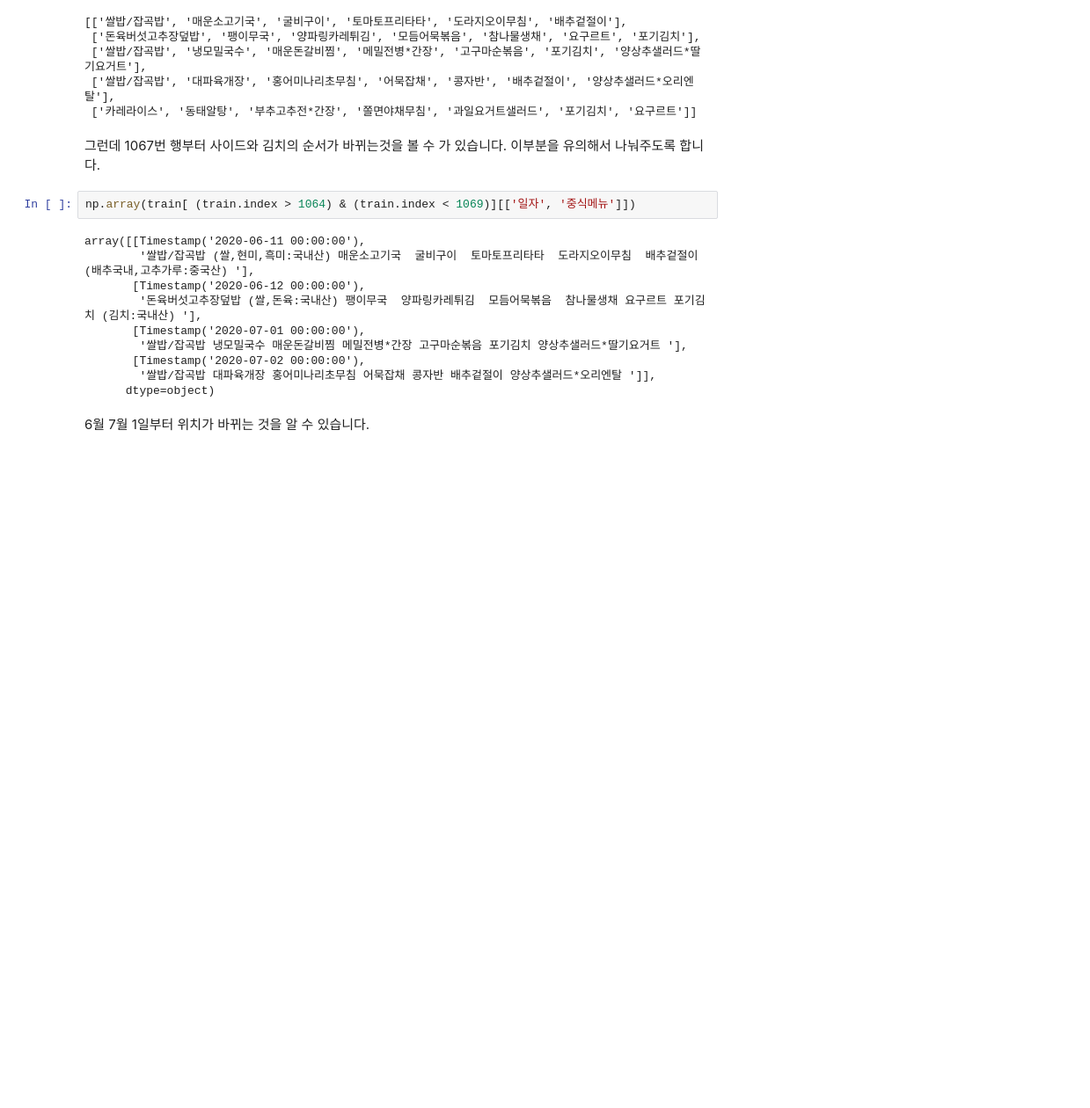
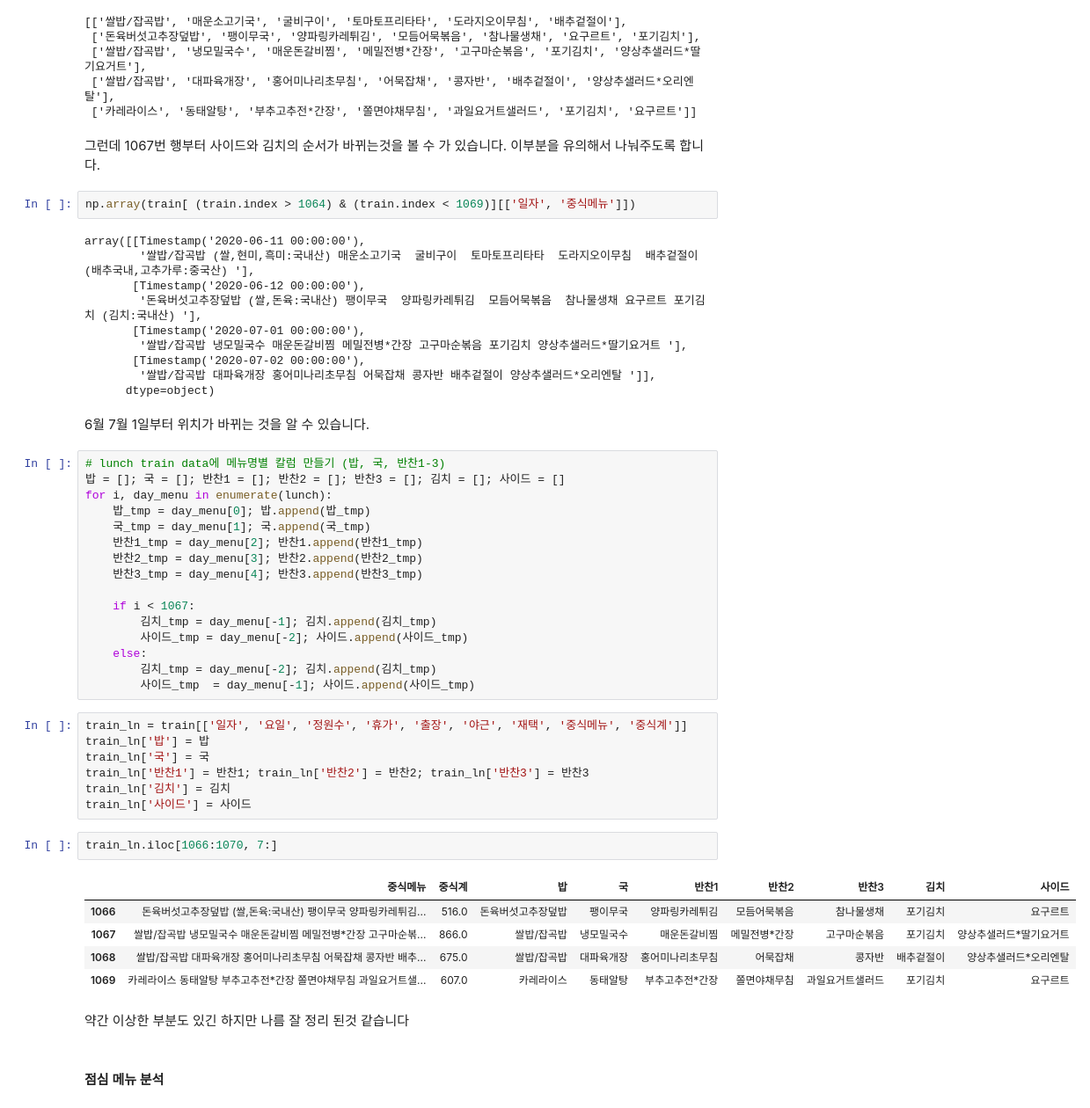
Before and after one commit to mkkim007/DuSiDataTeamGunaesigdang, a Jupyter notebook: week2/김민경.ipynb, the cells around one changed output. Shown at 88% size. Drawn from its saved outputs; the diff is of its cells as text; blank space fills up the shorter version.

```diff
--- a/week2/김민경.ipynb
+++ b/week2/김민경.ipynb
@@ -293,3 +298,38 @@ array([[Timestamp('2020-06-11 00:00:00'),
       dtype=object)
 # %% [markdown]
 6월 7월 1일부터 위치가 바뀌는 것을 알 수 있습니다.
+# %%
+# lunch train data에 메뉴명별 칼럼 만들기 (밥, 국, 반찬1-3)
+밥 = []; 국 = []; 반찬1 = []; 반찬2 = []; 반찬3 = []; 김치 = []; 사이드 = []
+for i, day_menu in enumerate(lunch):
+    밥_tmp = day_menu[0]; 밥.append(밥_tmp)
+    국_tmp = day_menu[1]; 국.append(국_tmp)
+    반찬1_tmp = day_menu[2]; 반찬1.append(반찬1_tmp)
+    반찬2_tmp = day_menu[3]; 반찬2.append(반찬2_tmp)
+    반찬3_tmp = day_menu[4]; 반찬3.append(반찬3_tmp)
+
+    if i < 1067:
+        김치_tmp = day_menu[-1]; 김치.append(김치_tmp)
+        사이드_tmp = day_menu[-2]; 사이드.append(사이드_tmp)
+    else:
+        김치_tmp = day_menu[-2]; 김치.append(김치_tmp)
+        사이드_tmp  = day_menu[-1]; 사이드.append(사이드_tmp)
+# %%
+train_ln = train[['일자', '요일', '정원수', '휴가', '출장', '야근', '재택', '중식메뉴', '중식계']]
+train_ln['밥'] = 밥
+train_ln['국'] = 국
+train_ln['반찬1'] = 반찬1; train_ln['반찬2'] = 반찬2; train_ln['반찬3'] = 반찬3
+train_ln['김치'] = 김치
+train_ln['사이드'] = 사이드
+# %%
+train_ln.iloc[1066:1070, 7:]
+# %% [output]
+|  | 중식메뉴 | 중식계 | 밥 | 국 | 반찬1 | 반찬2 | 반찬3 | 김치 | 사이드 |
+| 1066 | 돈육버섯고추장덮밥 (쌀,돈육:국내산) 팽이무국 양파링카레튀김... | 516.0 | 돈육버섯고추장덮밥 | 팽이무국 | 양파링카레튀김 | 모듬어묵볶음 | 참나물생채 | 포기김치 | 요구르트 |
+| 1067 | 쌀밥/잡곡밥 냉모밀국수 매운돈갈비찜 메밀전병*간장 고구마순볶... | 866.0 | 쌀밥/잡곡밥 | 냉모밀국수 | 매운돈갈비찜 | 메밀전병*간장 | 고구마순볶음 | 포기김치 | 양상추샐러드*딸기요거트 |
+| 1068 | 쌀밥/잡곡밥 대파육개장 홍어미나리초무침 어묵잡채 콩자반 배추... | 675.0 | 쌀밥/잡곡밥 | 대파육개장 | 홍어미나리초무침 | 어묵잡채 | 콩자반 | 배추겉절이 | 양상추샐러드*오리엔탈 |
+| 1069 | 카레라이스 동태알탕 부추고추전*간장 쫄면야채무침 과일요거트샐... | 607.0 | 카레라이스 | 동태알탕 | 부추고추전*간장 | 쫄면야채무침 | 과일요거트샐러드 | 포기김치 | 요구르트 |
+# %% [markdown]
+약간 이상한 부분도 있긴 하지만 나름 잘 정리 된것 같습니다
+# %% [markdown]
+#### 점심 메뉴 분석
```
Also changed, not shown: parts of 2 cells of this notebook.
